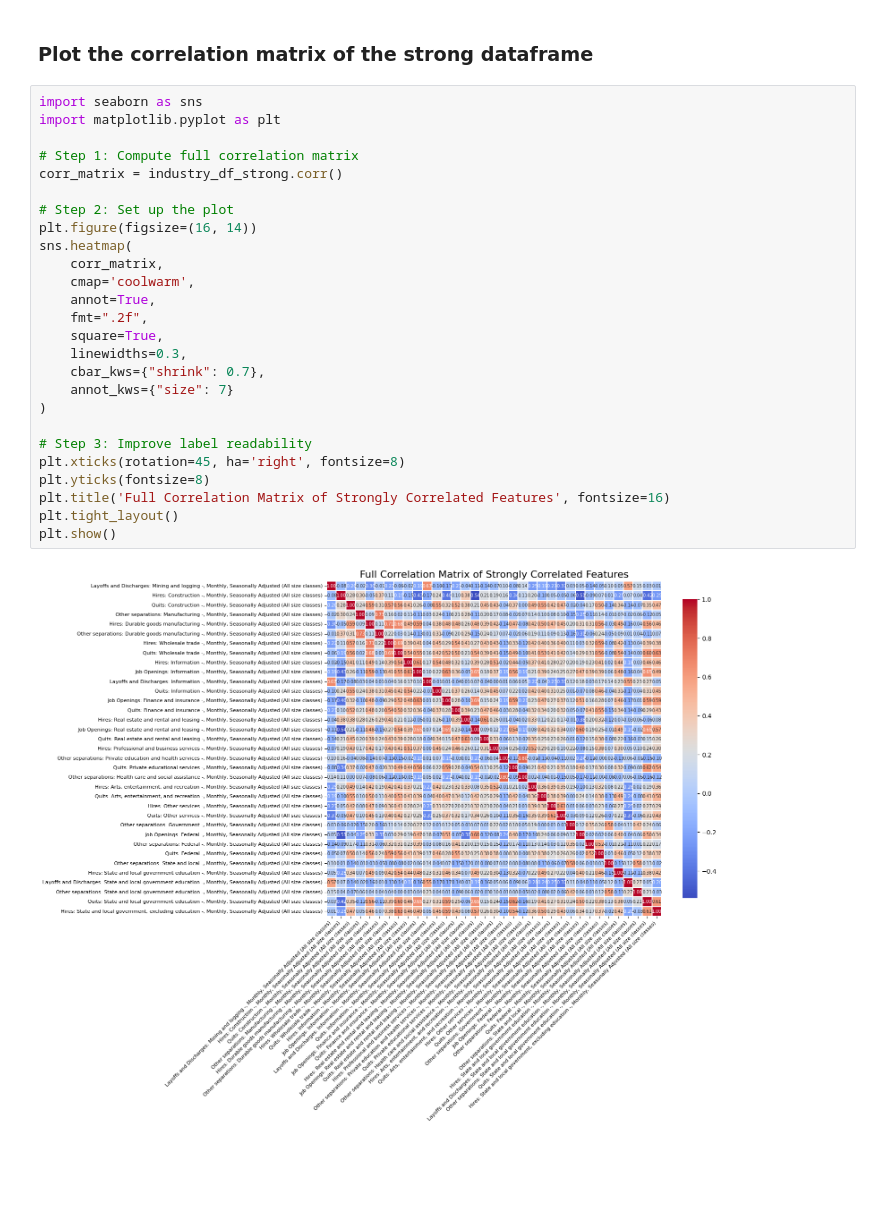
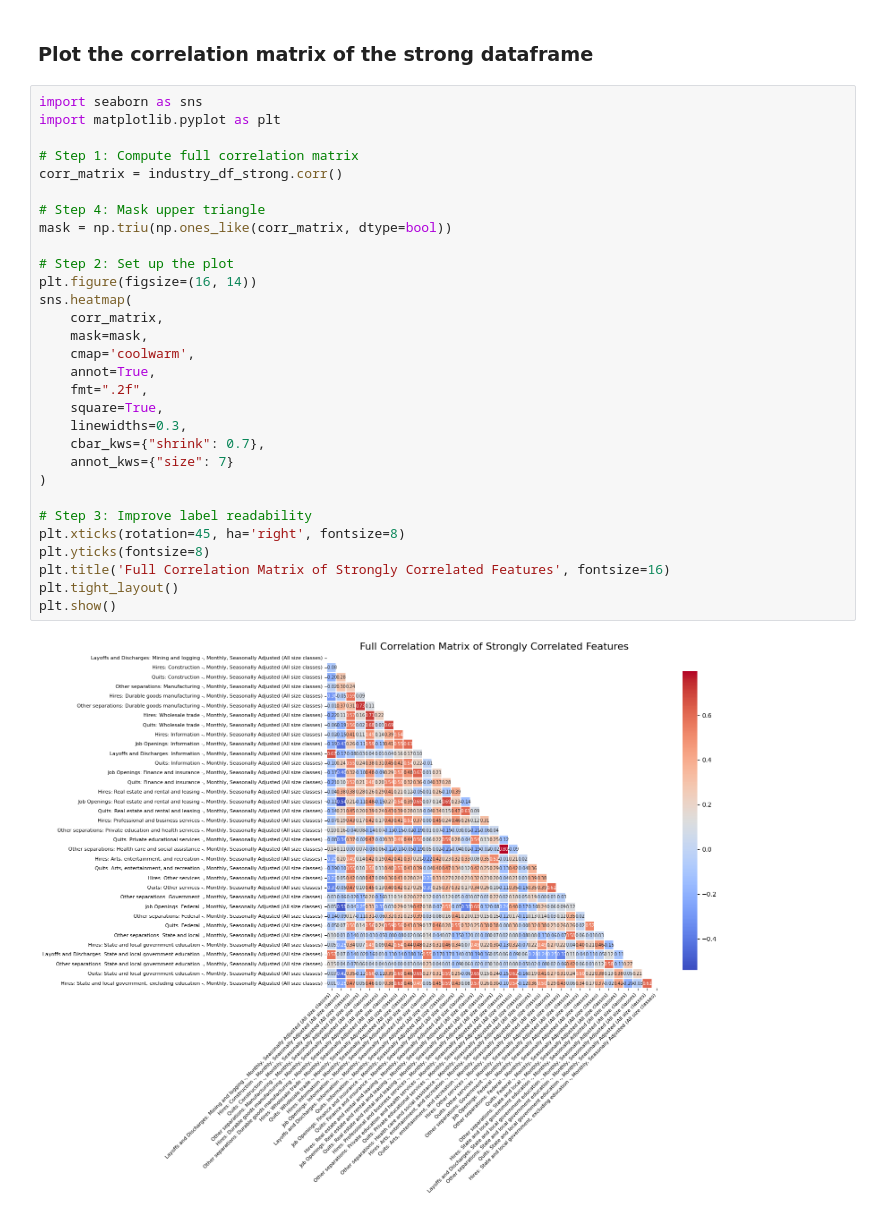
Before and after one commit to Sameer-Sethuram/SwYtch-Team-Monkey, a Jupyter notebook: feature_correlations.ipynb, the cells around one changed output. Saved outputs shown, nothing was run; the diff lists cells and outputs as text; blank space fills up the shorter version.

```diff
--- a/feature_correlations.ipynb
+++ b/feature_correlations.ipynb
@@ -98,28 +98,32 @@ Retained features with strong correlations:
 # %%
 import seaborn as sns
 import matplotlib.pyplot as plt
 
 # Step 1: Compute full correlation matrix
 corr_matrix = industry_df_strong.corr()
 
+# Step 4: Mask upper triangle
+mask = np.triu(np.ones_like(corr_matrix, dtype=bool))
+
 # Step 2: Set up the plot
 plt.figure(figsize=(16, 14))
 sns.heatmap(
     corr_matrix,
+    mask=mask,
     cmap='coolwarm',
     annot=True,
     fmt=".2f",
     square=True,
     linewidths=0.3,
     cbar_kws={"shrink": 0.7},
     annot_kws={"size": 7}
 )
 
 # Step 3: Improve label readability
 plt.xticks(rotation=45, ha='right', fontsize=8)
 plt.yticks(fontsize=8)
 plt.title('Full Correlation Matrix of Strongly Correlated Features', fontsize=16)
 plt.tight_layout()
 plt.show()
 # %% [output]
-[figure, old version]
+[figure, new version]
```
Also changed, not shown: parts of 6 cells of this notebook.
